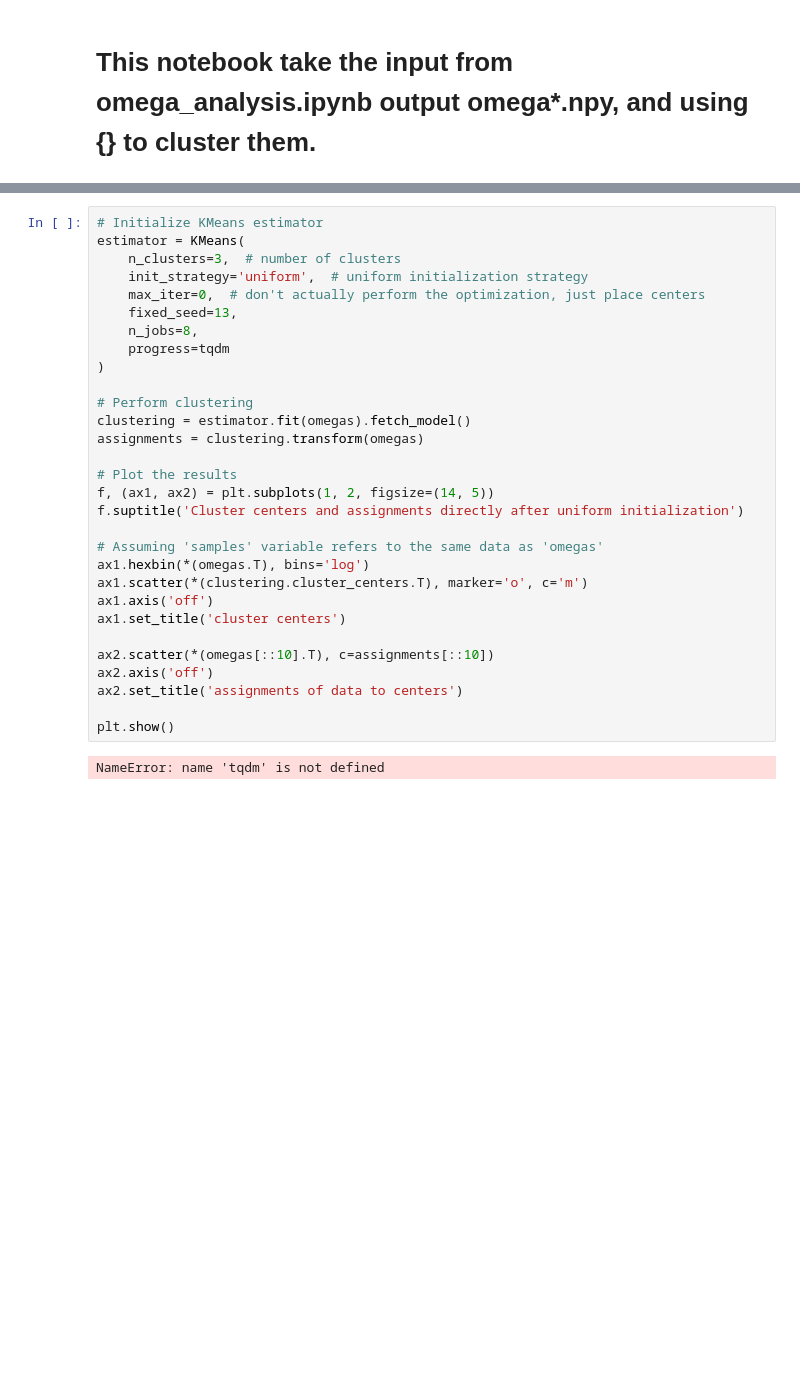
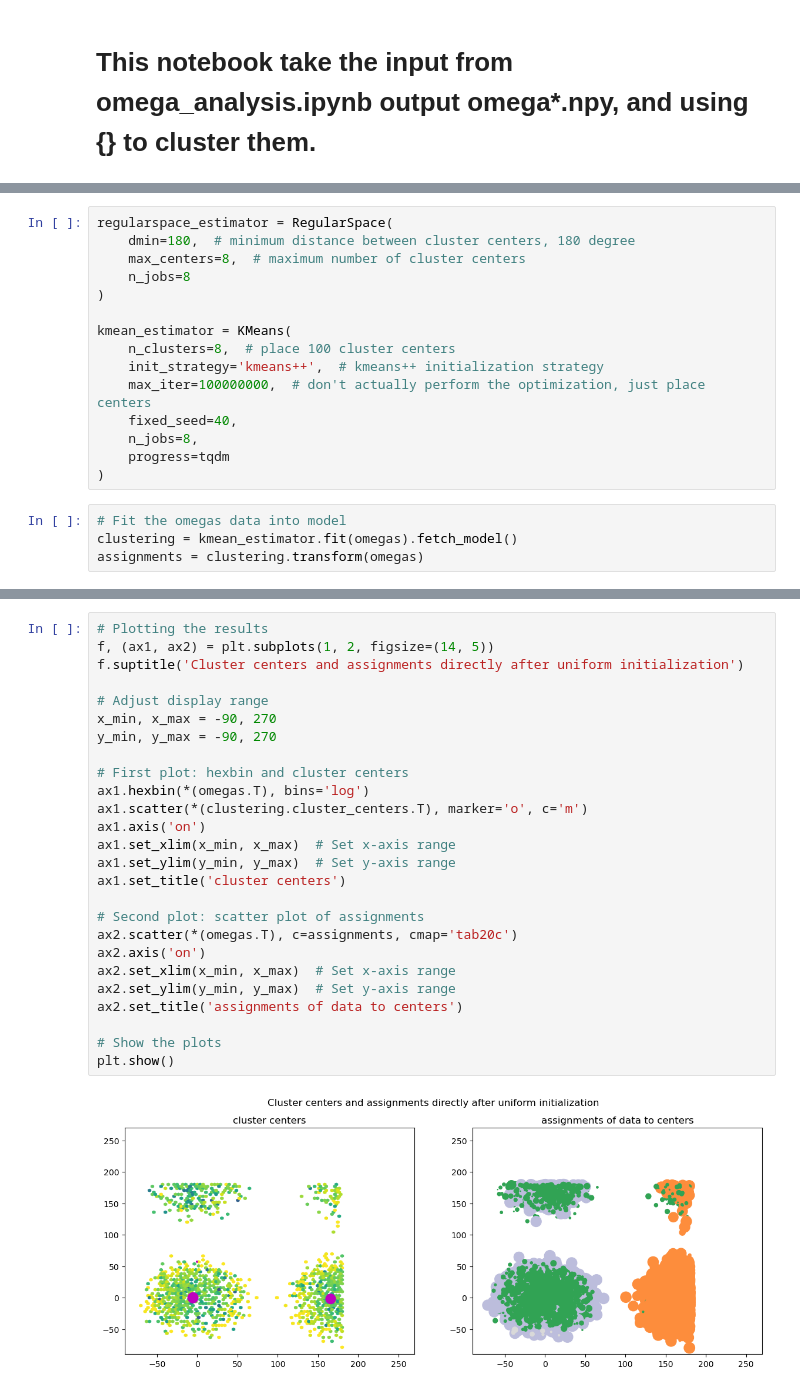
Before and after one commit to starwingc/peptoid_24summer, a Jupyter notebook: peptoid/19AE1-4-A/GAFF/protonated/HREX_500ns/clustering.ipynb, the cells around one changed output, grey strips where cells are left out. Drawn from its saved outputs; the diff is of its cells as text; blank space fills up the shorter version.

```diff
--- a/peptoid/19AE1-4-A/GAFF/protonated/HREX_500ns/clustering.ipynb
+++ b/peptoid/19AE1-4-A/GAFF/protonated/HREX_500ns/clustering.ipynb
@@ -62,0 +55,19 @@ plt.show()
+# %%
+regularspace_estimator = RegularSpace(
+    dmin=180,  # minimum distance between cluster centers, 180 degree
+    max_centers=8,  # maximum number of cluster centers
+    n_jobs=8
+)
+
+kmean_estimator = KMeans(
+    n_clusters=8,  # place 100 cluster centers
+    init_strategy='kmeans++',  # kmeans++ initialization strategy
+    max_iter=100000000,  # don't actually perform the optimization, just place centers
+    fixed_seed=40,
+    n_jobs=8,
+    progress=tqdm
+)
+# %%
+# Fit the omegas data into model
+clustering = kmean_estimator.fit(omegas).fetch_model()
+assignments = clustering.transform(omegas)
@@ -63,32 +97,28 @@ plt.show()
 # %%
-# Initialize KMeans estimator
-estimator = KMeans(
-    n_clusters=3,  # number of clusters
-    init_strategy='uniform',  # uniform initialization strategy
-    max_iter=0,  # don't actually perform the optimization, just place centers
-    fixed_seed=13,
-    n_jobs=8,
-    progress=tqdm
-)
-
-# Perform clustering
-clustering = estimator.fit(omegas).fetch_model()
-assignments = clustering.transform(omegas)
-
-# Plot the results
+# Plotting the results
 f, (ax1, ax2) = plt.subplots(1, 2, figsize=(14, 5))
 f.suptitle('Cluster centers and assignments directly after uniform initialization')
 
-# Assuming 'samples' variable refers to the same data as 'omegas'
+# Adjust display range
+x_min, x_max = -90, 270
+y_min, y_max = -90, 270
+
+# First plot: hexbin and cluster centers
 ax1.hexbin(*(omegas.T), bins='log')
 ax1.scatter(*(clustering.cluster_centers.T), marker='o', c='m')
-ax1.axis('off')
+ax1.axis('on')
+ax1.set_xlim(x_min, x_max)  # Set x-axis range
+ax1.set_ylim(y_min, y_max)  # Set y-axis range
 ax1.set_title('cluster centers')
 
-ax2.scatter(*(omegas[::10].T), c=assignments[::10])
-ax2.axis('off')
+# Second plot: scatter plot of assignments
+ax2.scatter(*(omegas.T), c=assignments, cmap='tab20c')
+ax2.axis('on')
+ax2.set_xlim(x_min, x_max)  # Set x-axis range
+ax2.set_ylim(y_min, y_max)  # Set y-axis range
 ax2.set_title('assignments of data to centers')
 
+# Show the plots
 plt.show()
 # %% [output]
-NameError: name 'tqdm' is not defined
+[figure, added]
```
Also changed, not shown: parts of 14 cells of this notebook, 1 other file.
